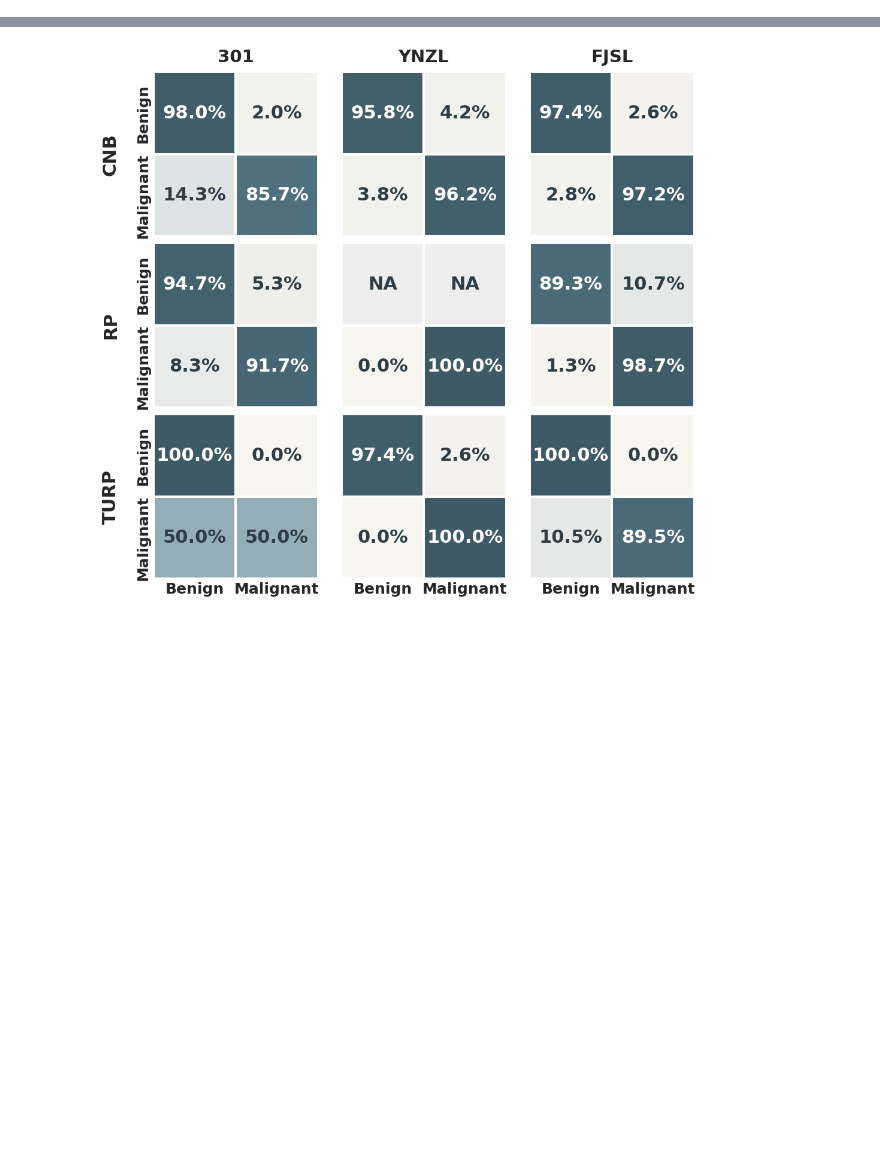
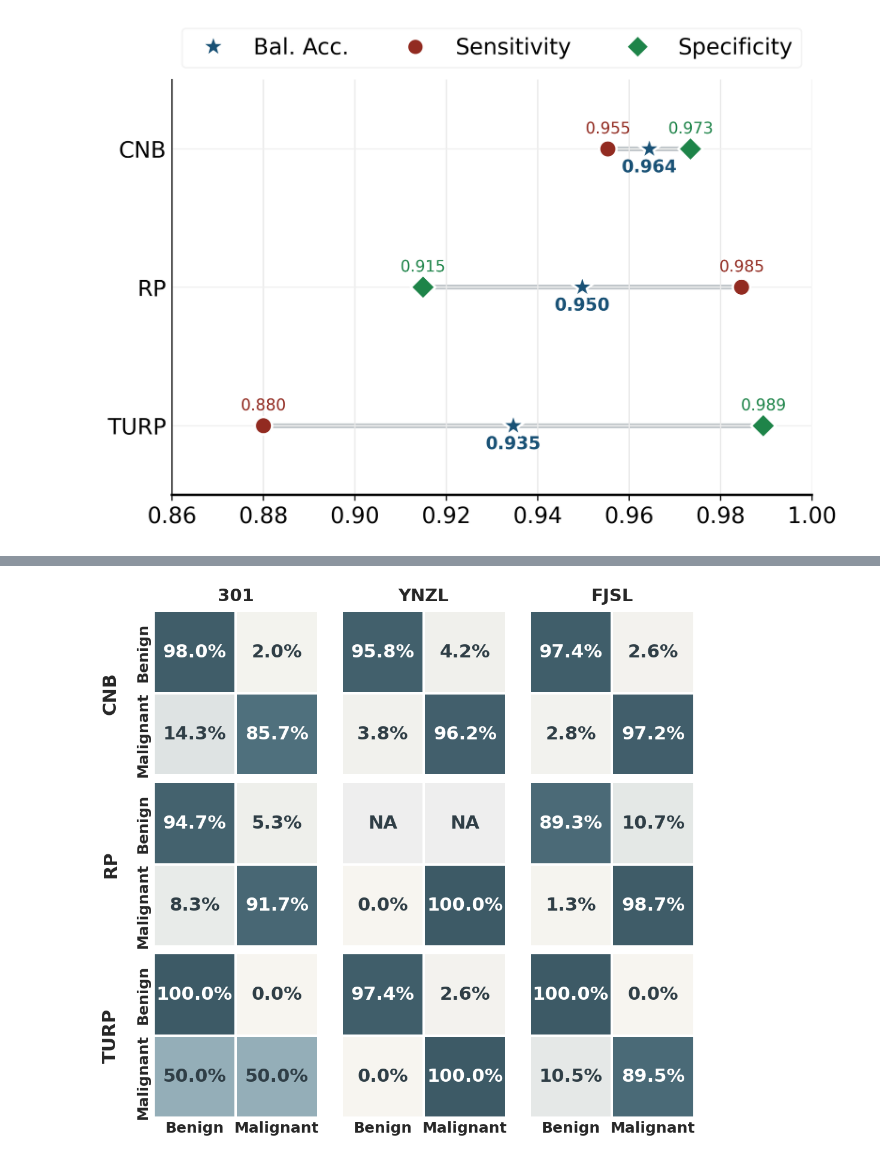
Before and after one commit to linboliao/MIL_BASELINE, a Jupyter notebook: result/Contrast/ext.test.ipynb, the cells around one changed output, grey strips where cells are left out. Drawn from its saved outputs; the diff is of its cells as text; code cells hidden in the pictures; blank space fills up the shorter version.

```diff
--- a/result/Contrast/ext.test.ipynb
+++ b/result/Contrast/ext.test.ipynb
@@ -176,34 +176,36 @@ ax.set_xlim(0.86, 1.00)
 ax.set_ylim(-0.5, len(specimens) - 0.5)
 ax.set_xticks(np.arange(0.86, 1.001, 0.02))
 ax.set_yticks(y_pos)
 ax.set_yticklabels(specimens)
 
 ax.grid(axis='x', color='#e8e8e8', lw=0.8)
 ax.grid(axis='y', color='#f0f0f0', lw=0.8)
 ax.tick_params(axis='y', length=0)
 
 ax.legend(
     handles=[
         Line2D([], [], marker='*', color='w', markerfacecolor=C_BACC,
                markersize=14, label='Bal. Acc.'),
         Line2D([], [], marker='o', color='w', markerfacecolor=C_SENS,
                markersize=10, label='Sensitivity'),
         Line2D([], [], marker='D', color='w', markerfacecolor=C_SPEC,
                markersize=10, label='Specificity')
     ],
     loc='upper center',
     bbox_to_anchor=(0.5, 1.15),
     ncol=3,
     frameon=True,
     edgecolor='#f0f0f0'
 )
 
-ax.spines[['top', 'right', 'left']].set_visible(False)
+ax.spines[['top', 'right']].set_visible(False)
 ax.spines['bottom'].set_linewidth(1.5)
 
 plt.tight_layout()
 plt.savefig('result-ext/specimen_dumbbell.svg', bbox_inches='tight')
 plt.show()
+# %% [output]
+[figure, added]
 # %%
 import matplotlib.pyplot as plt
 from matplotlib.lines import Line2D
```
Also changed, not shown: parts of 1 cell of this notebook, 16 other files.
